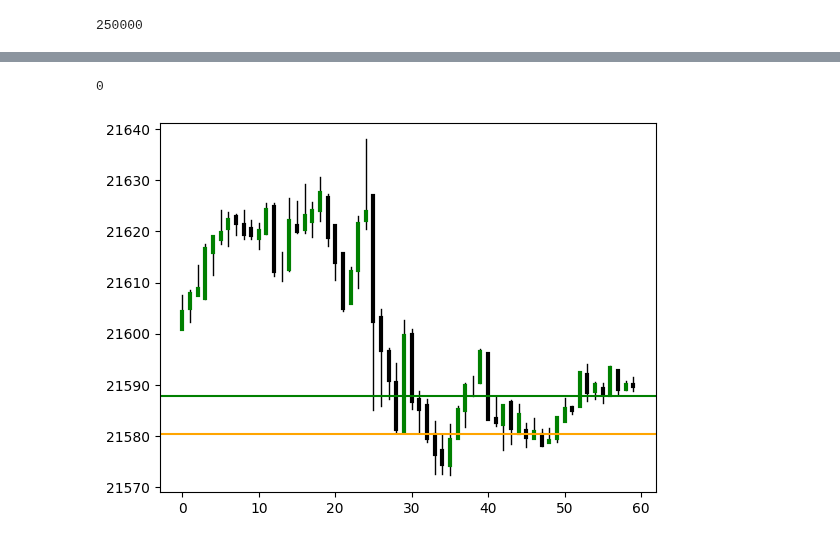
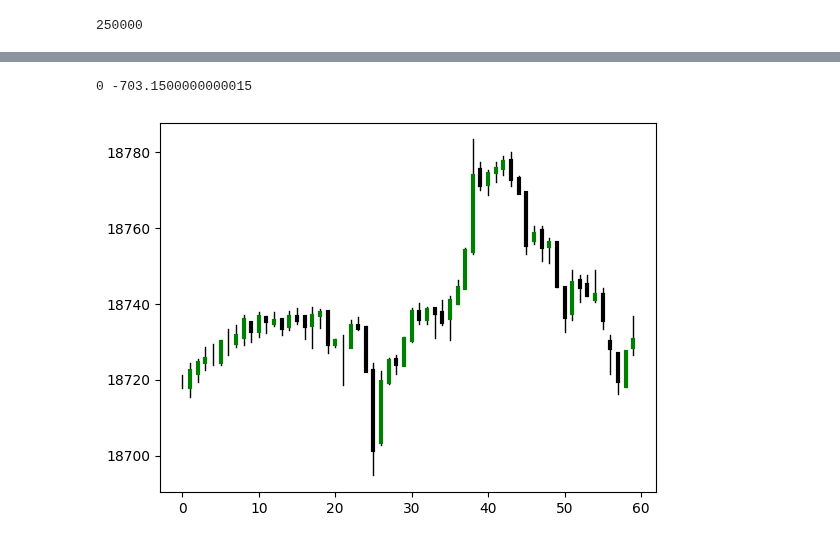
Before and after one commit to dercodeKoenig/hft_dqn, a Jupyter notebook: dqn-v5-test.ipynb, the cells around one changed output, grey strips where cells are left out. Drawn from its saved outputs; the diff is of its cells as text; code cells hidden in the pictures.

```diff
--- a/dqn-v5-test.ipynb
+++ b/dqn-v5-test.ipynb
@@ -311,7 +251,7 @@ def step(index):
             all_candles.append(charts[2][-1])
 
 
-            if True:
+            if True:#current_minutes >= 9*60+29 and current_minutes < 16*60:
                 output = inference_step(
                     tf.expand_dims(m15_np, 0),
                     tf.expand_dims(m5_np, 0),
@@ -324,7 +264,7 @@ def step(index):
                 last_action = np.argmax(output)
                 outputs.append(output[0])
             else:
-                last_action = 0
+                last_action = 2
 
 
             avg_candle_range = np.mean([ i.h - i.l for i in list(charts[2])[55:60]])
@@ -404,7 +344,7 @@ def step(index):
 # %%
 m = MultiTimeframeCandleManager()
 
-slm = 1.5
+slm = 1.5#1.5
 
 current_position = Position(0,0,0,0)
 current_order = None
@@ -415,7 +355,7 @@ equity_L = [0]
 outputs = []
 all_candles = []
 
-cmm = 1
+cmm = 0.5
 
 @tf.function()
 def inference_step(m15_np, m5_np, m1_np, pda_np, current_minutes, pos_info):
@@ -432,3 +372,5 @@ def inference_step(m15_np, m5_np, m1_np, pda_np, current_minutes, pos_info):
 
 for index in tqdm(range(len(candles))):
     step(index)
+    if( index % 100 == 0 ):
+        print(equity_L[-1])
@@ -435,28 +424,23 @@ for index in tqdm(range(len(candles))):
 # %%
 def plot_candles(candles):
     for index in range(len(candles)):
         candle = candles[index]
         c = "green" if candle.c > candle.o else "black"
         plt.plot([index, index], [candle.l, candle.h], linewidth=1, color = "black")
         plt.plot([index, index], [candle.c, candle.o], linewidth=3, color = c)
-
-#index+=1
-#step(index)
-
+index+=1
+step(index)
 plot_candles(m.m1_candles)
 if(current_position.direction != 0):
     plt.axhline(current_position.entry, color = "g" if current_position.direction == 1 else "r")
     plt.axhline(current_position.sl, color = "orange")
-
 if(current_order != None):
     plt.axhline(current_order.entry, color = "g" if current_order.direction == 1 else "r")
     plt.axhline(current_order.sl, color = "orange")
-
-
-print(current_position.direction)
+print(current_position.direction, equity_L[-1])
 # %% [output]
-0
+0 -703.1500000000015
-[figure, old version]
+[figure, new version]
 # %%
 plt.plot([x[1]-x[0] for x in outputs], color="b")
 # %% [output]
```
Also changed, not shown: parts of 9 cells of this notebook, 2 other files.
